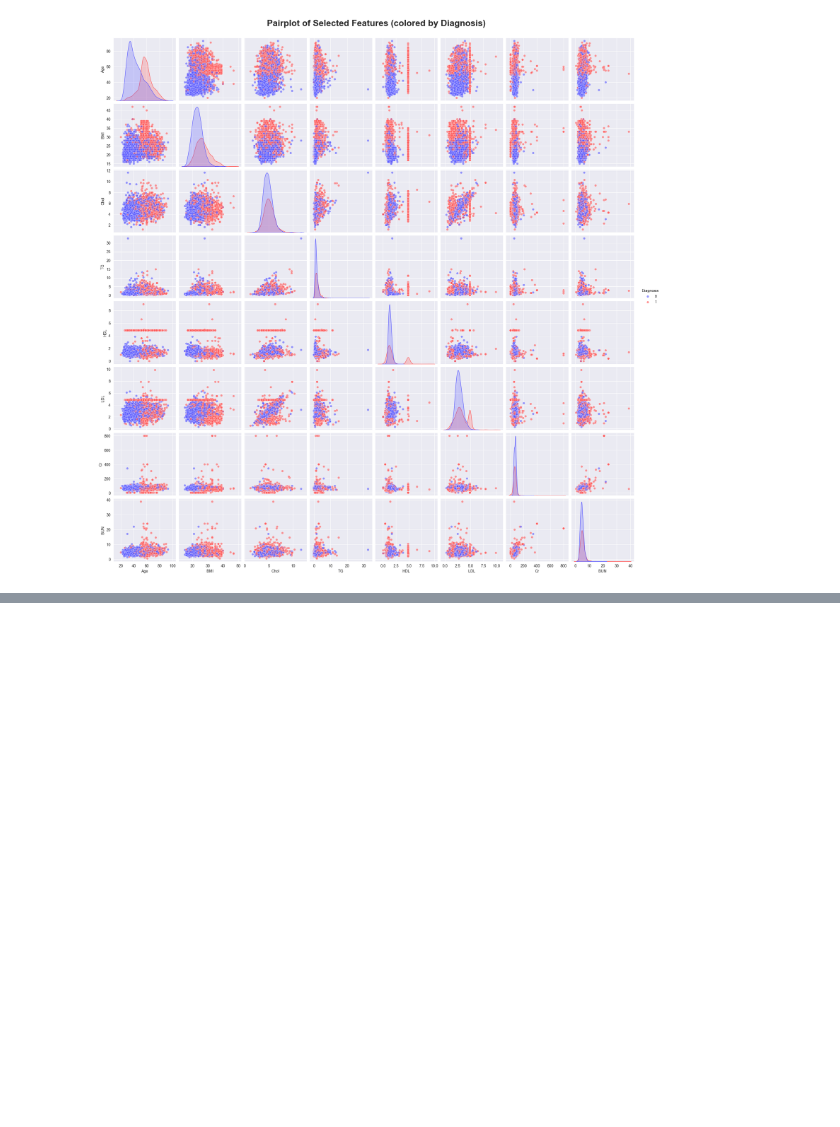
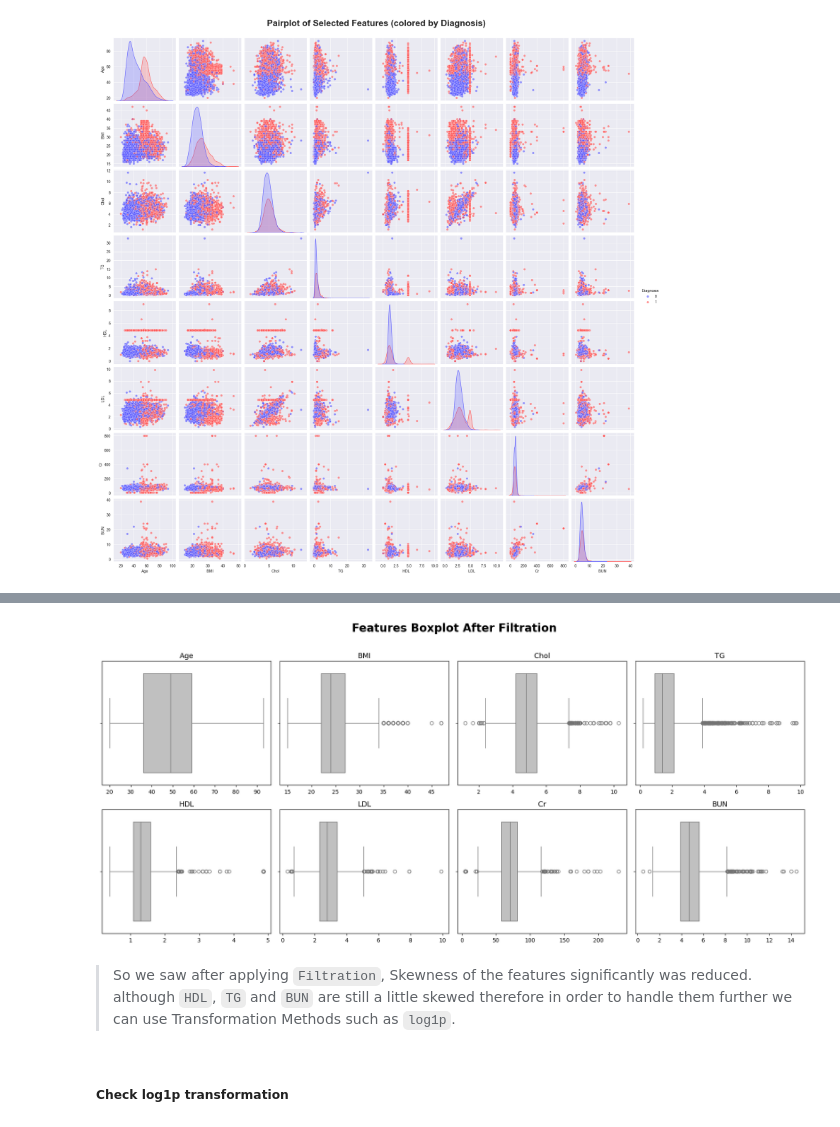
Before and after one commit to Nimaabediforud/BioFusion-Hybrid-Biomedical-Prediction, a Jupyter notebook: Notebooks/EDA.ipynb, the cells around one changed output, grey strips where cells are left out. Saved outputs shown, nothing was run; the diff lists cells and outputs as text; code cells hidden in the pictures; blank space fills up the shorter version.

```diff
--- a/Notebooks/EDA.ipynb
+++ b/Notebooks/EDA.ipynb
@@ -458,0 +559,9 @@ plt.show()
+# %%
+# Boxplot after filtration
+boxplot(filtered, "silver", "Features Boxplot After Filtration")
+# %% [output]
+[figure, added]
+# %% [markdown]
+> So we saw after applying `Filtration`, Skewness of the features significantly was reduced. although `HDL`, `TG` and `BUN` are still a little skewed therefore in order to handle them further we can use Transformation Methods such as `log1p`.
+# %% [markdown]
+##### Check log1p transformation
```
Also changed, not shown: parts of 10 cells of this notebook, 1 other file.
